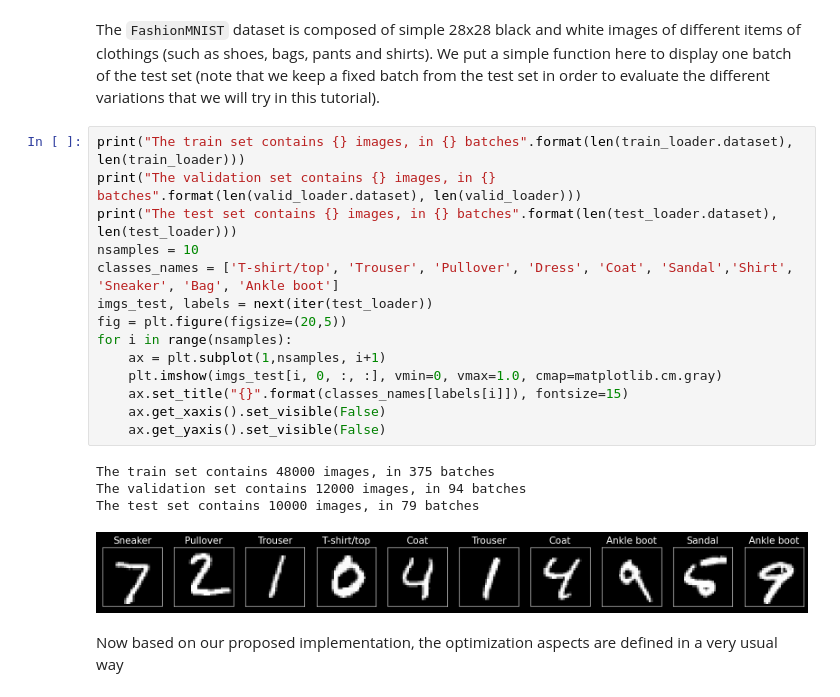
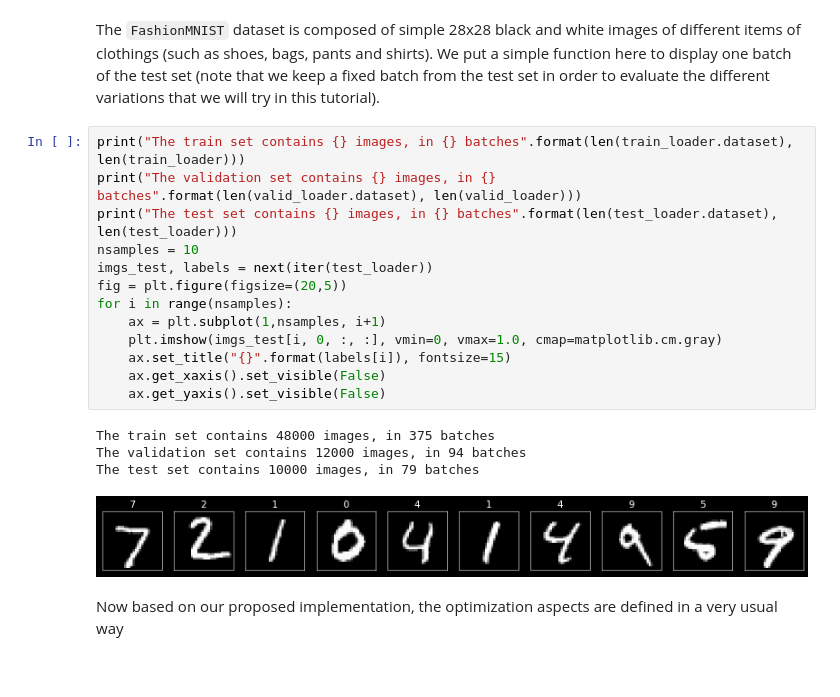
Before and after one commit to gbittencourt/ATIAM2022-timbre-transfer, a Jupyter notebook: Notebooks/VAE_PELADEAU_Come.ipynb, the cells around one changed output. Saved outputs shown, nothing was run; the diff lists cells and outputs as text.

```diff
--- a/Notebooks/VAE_PELADEAU_Come.ipynb
+++ b/Notebooks/VAE_PELADEAU_Come.ipynb
@@ -163,21 +171,20 @@ The `FashionMNIST` dataset is composed of simple 28x28 black and white images of
 # %%
 print("The train set contains {} images, in {} batches".format(len(train_loader.dataset), len(train_loader)))
 print("The validation set contains {} images, in {} batches".format(len(valid_loader.dataset), len(valid_loader)))
 print("The test set contains {} images, in {} batches".format(len(test_loader.dataset), len(test_loader)))
 nsamples = 10
-classes_names = ['T-shirt/top', 'Trouser', 'Pullover', 'Dress', 'Coat', 'Sandal','Shirt', 'Sneaker', 'Bag', 'Ankle boot']
 imgs_test, labels = next(iter(test_loader))
 fig = plt.figure(figsize=(20,5))
 for i in range(nsamples):
     ax = plt.subplot(1,nsamples, i+1)
     plt.imshow(imgs_test[i, 0, :, :], vmin=0, vmax=1.0, cmap=matplotlib.cm.gray)
-    ax.set_title("{}".format(classes_names[labels[i]]), fontsize=15)
+    ax.set_title("{}".format(labels[i]), fontsize=15)
     ax.get_xaxis().set_visible(False)
     ax.get_yaxis().set_visible(False)
 # %% [output]
 The train set contains 48000 images, in 375 batches
 The validation set contains 12000 images, in 94 batches
 The test set contains 10000 images, in 79 batches
-[figure, old version]
+[figure, new version]
 # %% [markdown]
 Now based on our proposed implementation, the optimization aspects are defined in a very usual way
```
Also changed, not shown: parts of 19 cells of this notebook.
